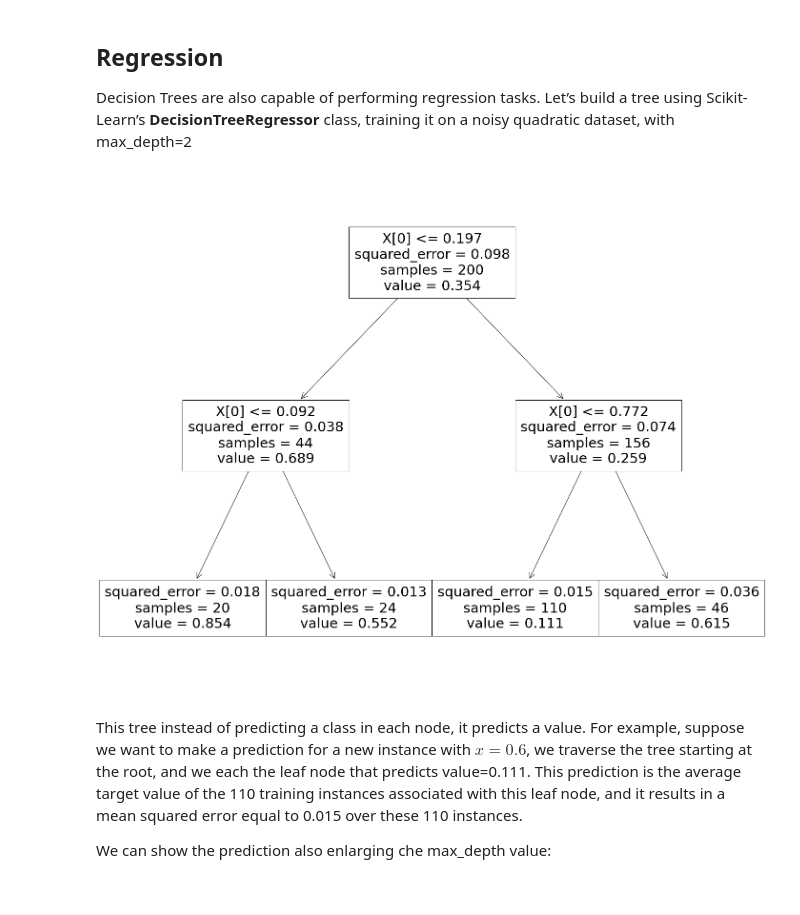
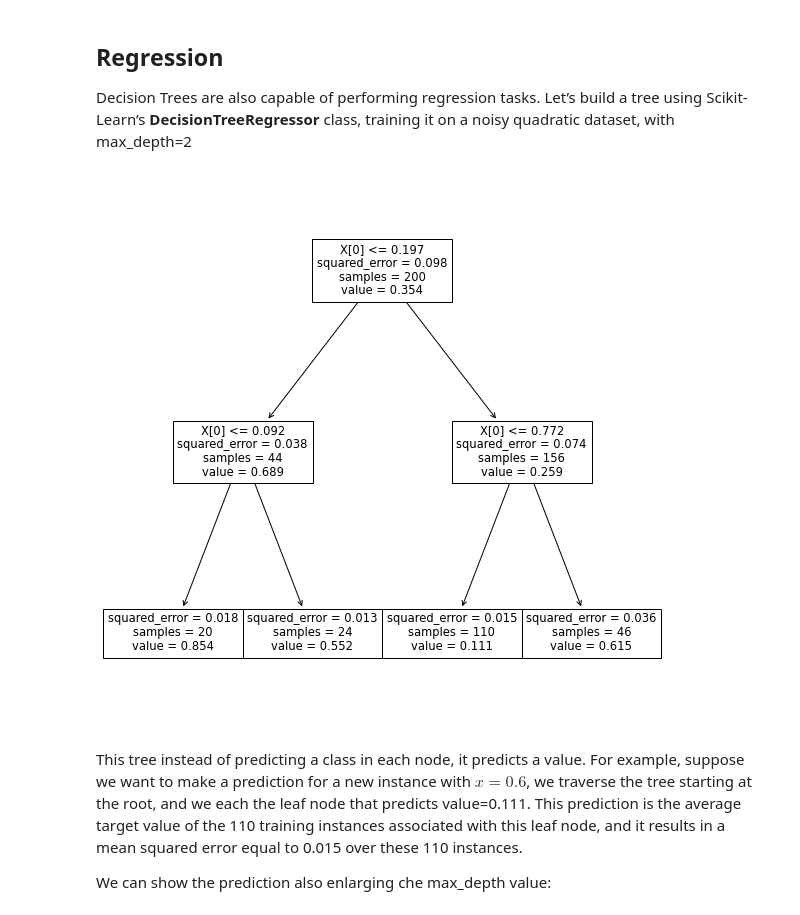
Before and after one commit to ethangillett/machine-learning_riccardoberta, a Jupyter notebook: 02-supervised-learning/02-decision-trees.ipynb, the cells around one changed output. Cells and saved outputs as stored; diff of their text form; code cells hidden in the pictures.

```diff
--- a/02-supervised-learning/02-decision-trees.ipynb
+++ b/02-supervised-learning/02-decision-trees.ipynb
@@ -348,18 +348,18 @@ Let’s build a tree using Scikit-Learn’s **DecisionTreeRegressor** class, tra
 # %%
 from sklearn.tree import DecisionTreeRegressor
 
 np.random.seed(42)
 m = 200
 X = np.random.rand(m, 1)
 y = 4 * (X - 0.5) ** 2 + np.random.randn(m, 1) / 10
 
 tree_reg = DecisionTreeRegressor(max_depth=2, random_state=42)
 tree_reg.fit(X, y)
 
-fig = plt.figure(figsize=(25,20))
+fig = plt.figure(figsize=(10,10))
 plot = tree.plot_tree(tree_reg)
 # %% [output]
-[figure, old version]
+[figure, new version]
 # %% [markdown]
 This tree instead of predicting a class in each node, it predicts a value.
 For example, suppose we want to make a prediction for a new instance with $x=0.6$, we traverse the tree starting at the root, and we each the leaf node that predicts value=0.111. This prediction is the average target value of the 110 training instances associated with this leaf node, and it results in a mean squared error equal to 0.015 over these 110 instances.
```
Also changed, not shown: parts of 4 cells of this notebook.
